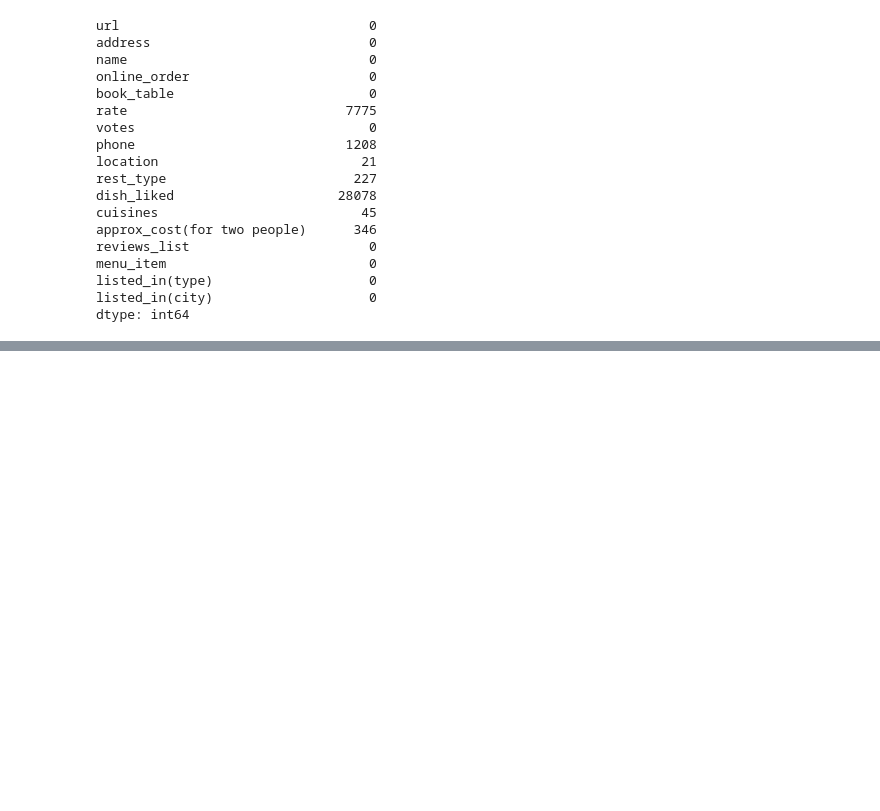
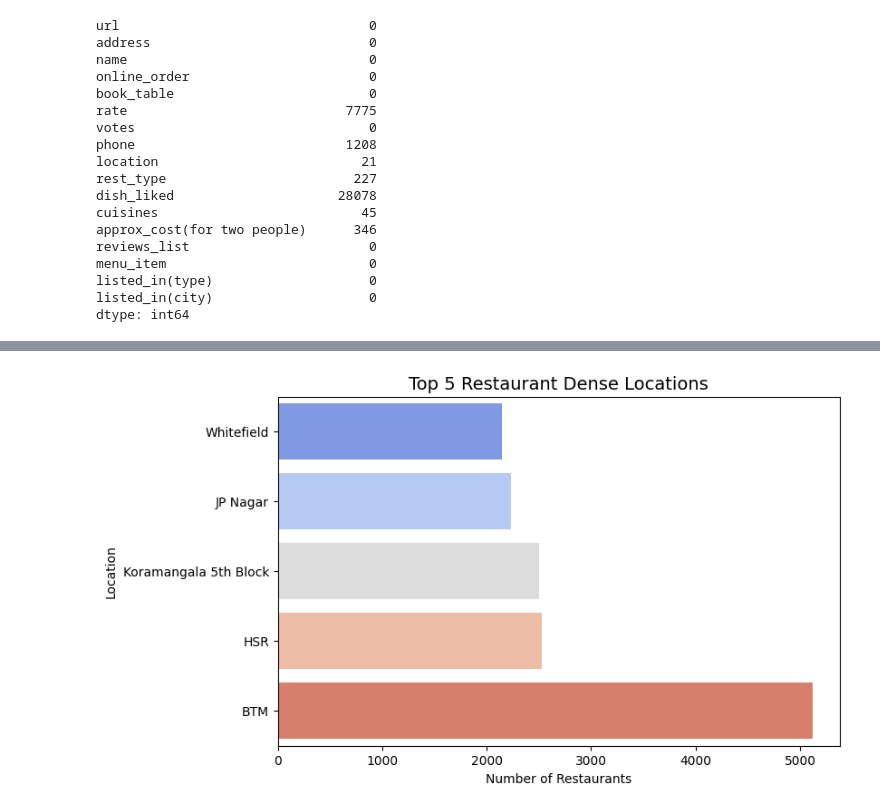
Before and after one commit to kan9667/zomato-ecosystem-analysis, a Jupyter notebook: zomato rest data analysis.ipynb, the cells around one changed output, grey strips where cells are left out. Saved outputs shown, nothing was run; the diff lists cells and outputs as text; code cells hidden in the pictures; blank space fills up the shorter version.

```diff
--- a/zomato rest data analysis.ipynb
+++ b/zomato rest data analysis.ipynb
@@ -109,0 +114,22 @@ dtype: int64
+# %%
+#visualisation
+top_locations = df['location'].value_counts().head(5).sort_values()
+
+
+
+plt.figure(figsize=(8,5))
+sns.barplot(
+    x=top_locations.values,
+    y=top_locations.index,
+    hue=top_locations.index,
+    palette="coolwarm",
+    legend=False
+)
+
+plt.title("Top 5 Restaurant Dense Locations", fontsize=14)
+plt.xlabel("Number of Restaurants")
+plt.ylabel("Location")
+
+plt.show()
+# %% [output]
+[figure, added]
```
Also changed, not shown: parts of 3 cells of this notebook.
